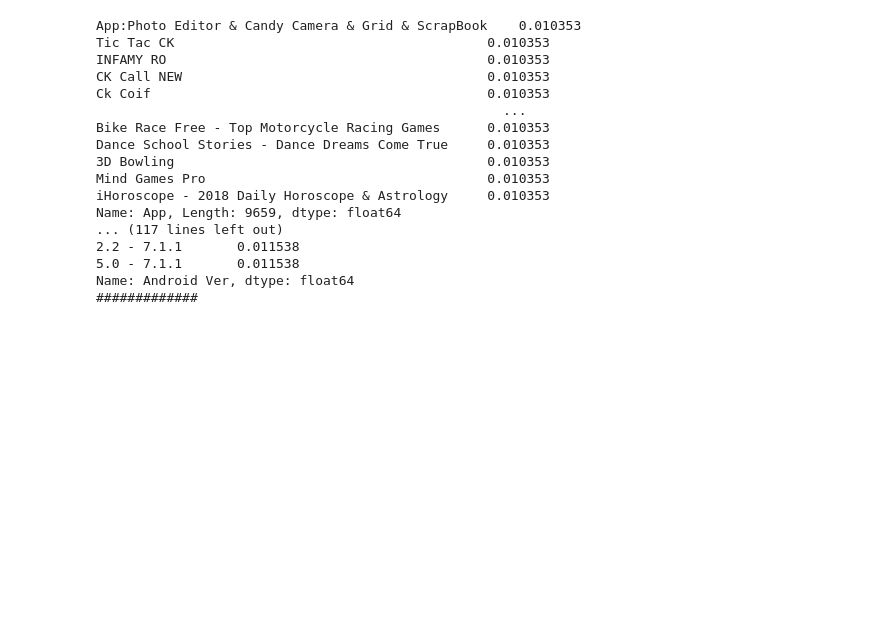
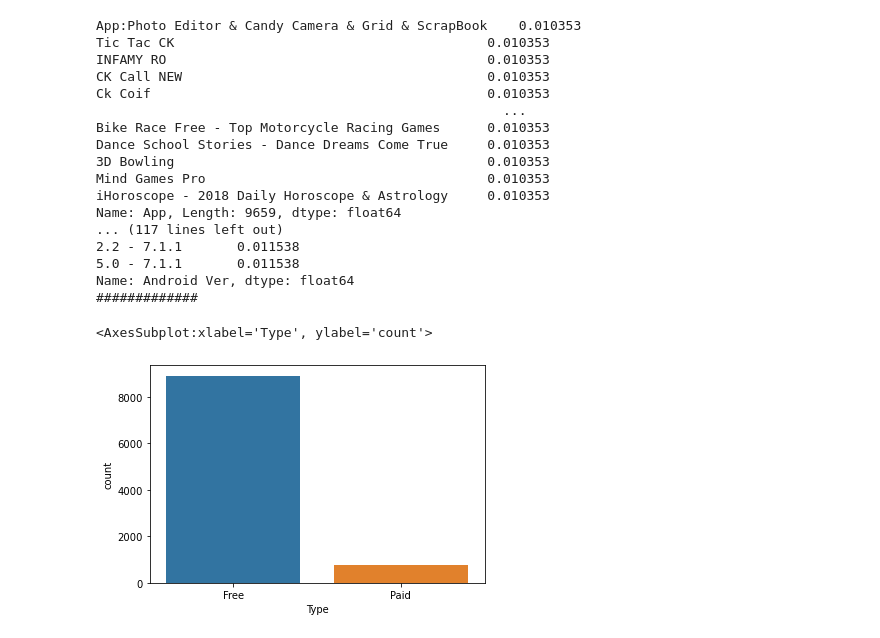
Before and after one commit to ar-harsha/Handbooks, a Jupyter notebook: EDA/11th march eda1.ipynb, the cells around one changed output. Drawn from its saved outputs; the diff is of its cells as text; code cells hidden in the pictures; blank space fills up the shorter version.

```diff
--- a/EDA/11th march eda1.ipynb
+++ b/EDA/11th march eda1.ipynb
@@ -460,3 +461,8 @@ Name: App, Length: 9659, dtype: float64
 5.0 - 7.1.1       0.011538
 Name: Android Ver, dtype: float64
 #############
+# %%
+sns.countplot(x=df["Type"])
+# %% [output]
+<AxesSubplot:xlabel='Type', ylabel='count'>
+[figure, added]
```
Also changed, not shown: parts of 40 cells of this notebook.
